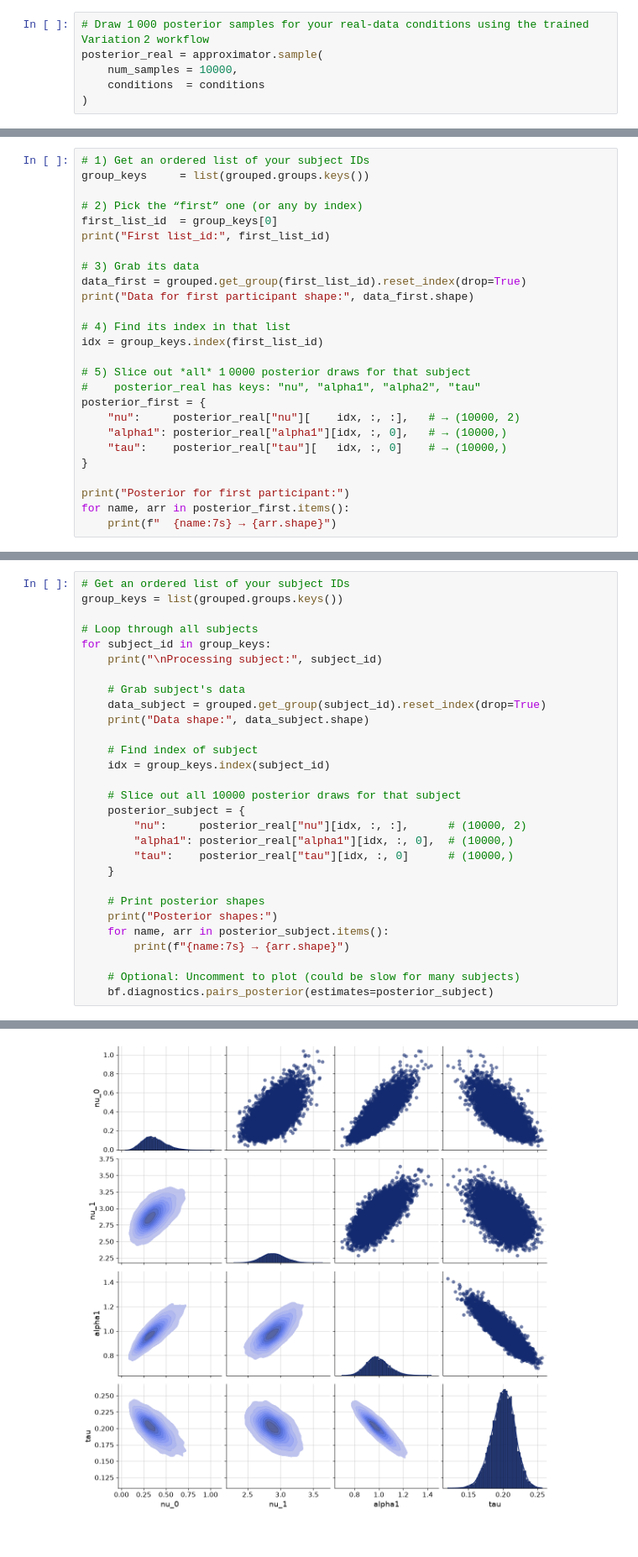
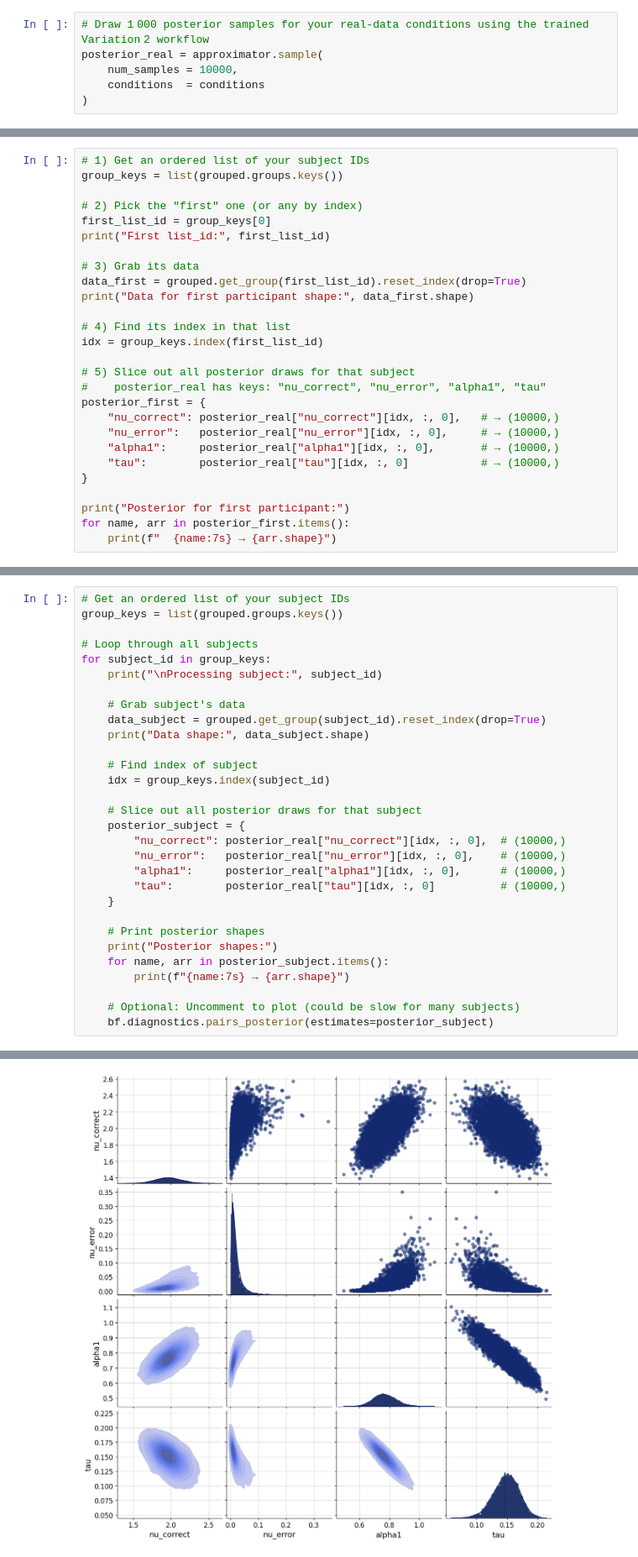
Before and after one commit to siddhantmishra-4098/ABDA, a Jupyter notebook: full_project.ipynb, the cells around one changed output, grey strips where cells are left out. Shown at 84% size. Saved outputs shown, nothing was run; the diff lists cells and outputs as text.

```diff
--- a/full_project.ipynb
+++ b/full_project.ipynb
@@ -568,10 +546,10 @@ alpha1     → 0/40000 NaNs (0.0%)
 tau        → 0/40000 NaNs (0.0%)
 # %%
 # 1) Get an ordered list of your subject IDs
-group_keys     = list(grouped.groups.keys())
+group_keys = list(grouped.groups.keys())
 
-# 2) Pick the “first” one (or any by index)
-first_list_id  = group_keys[0]
+# 2) Pick the "first" one (or any by index)
+first_list_id = group_keys[0]
 print("First list_id:", first_list_id)
 
 # 3) Grab its data
@@ -581,12 +559,13 @@ print("Data for first participant shape:", data_first.shape)
 # 4) Find its index in that list
 idx = group_keys.index(first_list_id)
 
-# 5) Slice out *all* 1 0000 posterior draws for that subject
-#    posterior_real has keys: "nu", "alpha1", "alpha2", "tau"
+# 5) Slice out all posterior draws for that subject
+#    posterior_real has keys: "nu_correct", "nu_error", "alpha1", "tau"
 posterior_first = {
-    "nu":     posterior_real["nu"][    idx, :, :],   # → (10000, 2)
-    "alpha1": posterior_real["alpha1"][idx, :, 0],   # → (10000,)
-    "tau":    posterior_real["tau"][   idx, :, 0]    # → (10000,)
+    "nu_correct": posterior_real["nu_correct"][idx, :, 0],   # → (10000,)
+    "nu_error":   posterior_real["nu_error"][idx, :, 0],     # → (10000,)
+    "alpha1":     posterior_real["alpha1"][idx, :, 0],       # → (10000,)
+    "tau":        posterior_real["tau"][idx, :, 0]           # → (10000,)
 }
 
 print("Posterior for first participant:")
@@ -614,11 +594,12 @@ for subject_id in group_keys:
     # Find index of subject
     idx = group_keys.index(subject_id)
 
-    # Slice out all 10000 posterior draws for that subject
+    # Slice out all posterior draws for that subject
     posterior_subject = {
-        "nu":     posterior_real["nu"][idx, :, :],      # (10000, 2)
-        "alpha1": posterior_real["alpha1"][idx, :, 0],  # (10000,)
-        "tau":    posterior_real["tau"][idx, :, 0]      # (10000,)
+        "nu_correct": posterior_real["nu_correct"][idx, :, 0],  # (10000,)
+        "nu_error":   posterior_real["nu_error"][idx, :, 0],    # (10000,)
+        "alpha1":     posterior_real["alpha1"][idx, :, 0],      # (10000,)
+        "tau":        posterior_real["tau"][idx, :, 0]          # (10000,)
     }
 
     # Print posterior shapes
@@ -650 +631 @@ tau     → (10000,)
-[figure, old version]
+[figure, new version]
```
Also changed, not shown: parts of 19 cells of this notebook.
